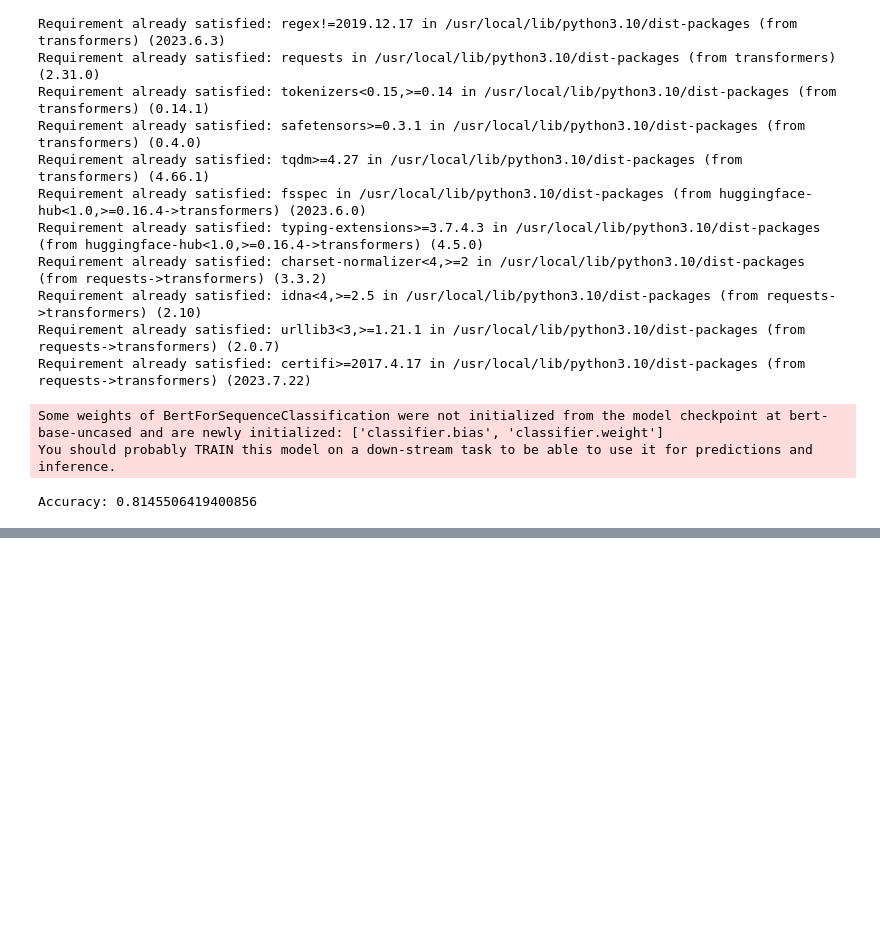
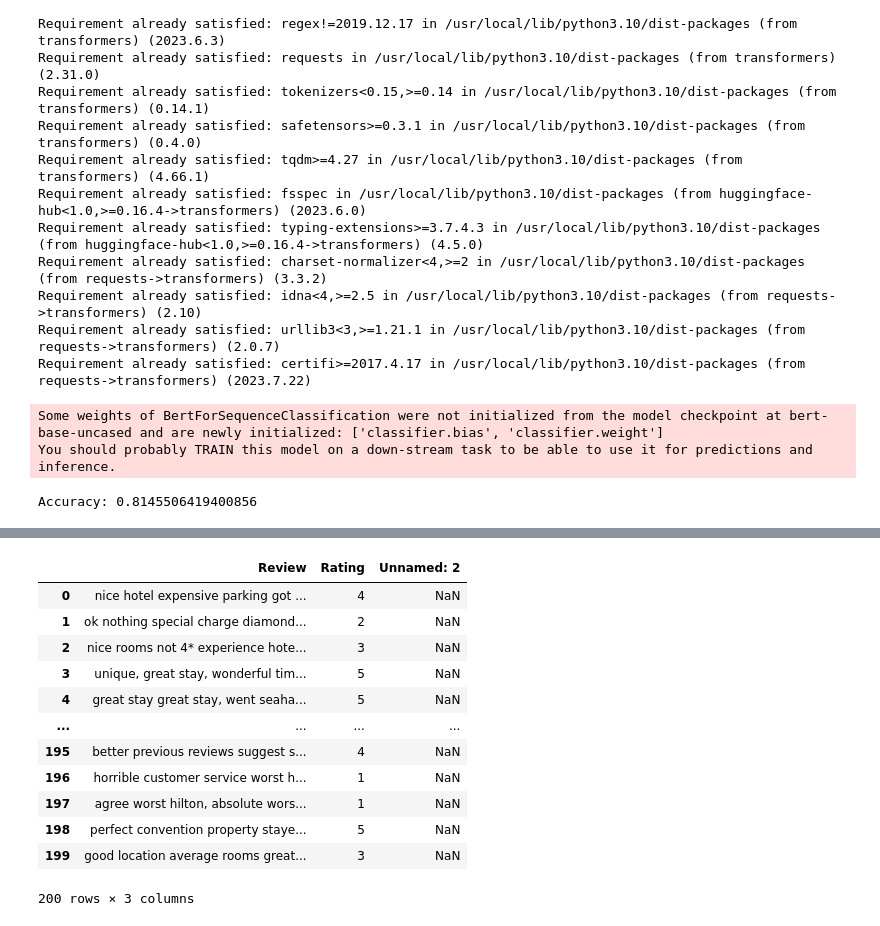
Before and after one commit to rich-hyun/Kuggle_9th_team_SAMTARBUCKS, a Jupyter notebook: 분류_프로젝트.ipynb, the cells around one changed output, grey strips where cells are left out. Cells and saved outputs as stored; diff of their text form; code cells hidden in the pictures; blank space fills up the shorter version.

```diff
--- a/분류_프로젝트.ipynb
+++ b/분류_프로젝트.ipynb
@@ -780,0 +1021,19 @@ Accuracy: 0.8145506419400856
+# %%
+# 데이터 로딩
+df = pd.read_csv('hotel_reviews_data.csv', encoding='utf-8')
+
+df_no_rating = pd.read_csv('hotel_only_reviews.csv', encoding='utf-8')
+
+# 'Rating'이 NaN이 아닌 데이터로 모델을 훈련시킬 데이터셋을 준비합니다.
+df_with_rating = df.dropna(subset=['Rating'])
+
+# Rating을 정수형으로 변환합니다.
+df_with_rating['Rating'] = df_with_rating['Rating'].astype(int)
+
+# 리뷰 텍스트를 기반으로 TF-IDF 벡터화를 수행합니다.
+tfidf = TfidfVectorizer()
+X_with_rating = tfidf.fit_transform(df_with_rating['Review'])
+
+# 레이블 인코딩을 수행합니다.
+le = LabelEncoder()
+y_with_rating = le.fit_transform(df_with_rating['Rating'])
@@ -780,0 +1056,16 @@ Accuracy: 0.8145506419400856
+# %%
+df_with_rating
+# %% [output]
+|  | Review | Rating | Unnamed: 2 |
+| 0 | nice hotel expensive parking got ... | 4 | NaN |
+| 1 | ok nothing special charge diamond... | 2 | NaN |
+| 2 | nice rooms not 4* experience hote... | 3 | NaN |
+| 3 | unique, great stay, wonderful tim... | 5 | NaN |
+| 4 | great stay great stay, went seaha... | 5 | NaN |
+| ... | ... | ... | ... |
+| 195 | better previous reviews suggest s... | 4 | NaN |
+| 196 | horrible customer service worst h... | 1 | NaN |
+| 197 | agree worst hilton, absolute wors... | 1 | NaN |
+| 198 | perfect convention property staye... | 5 | NaN |
+| 199 | good location average rooms great... | 3 | NaN |
+200 rows × 3 columns
```
Also changed, not shown: parts of 20 cells of this notebook.
